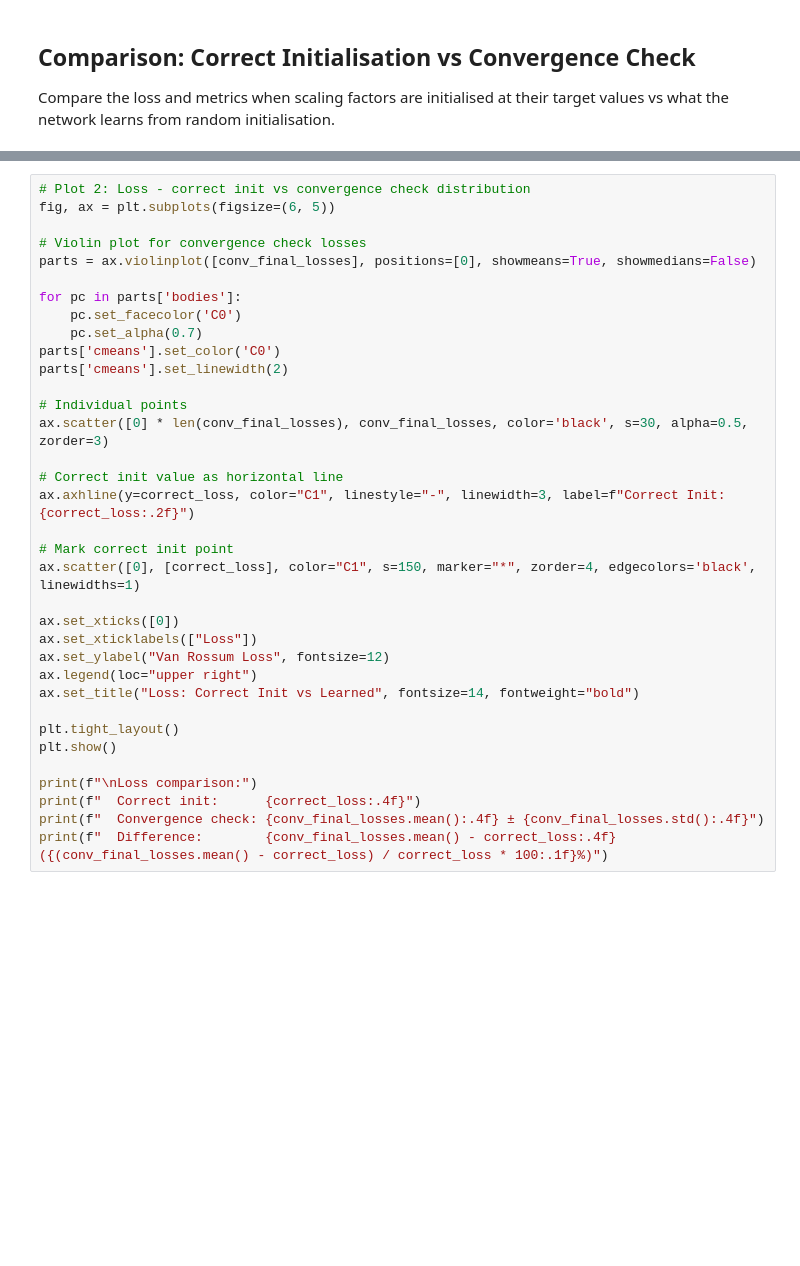
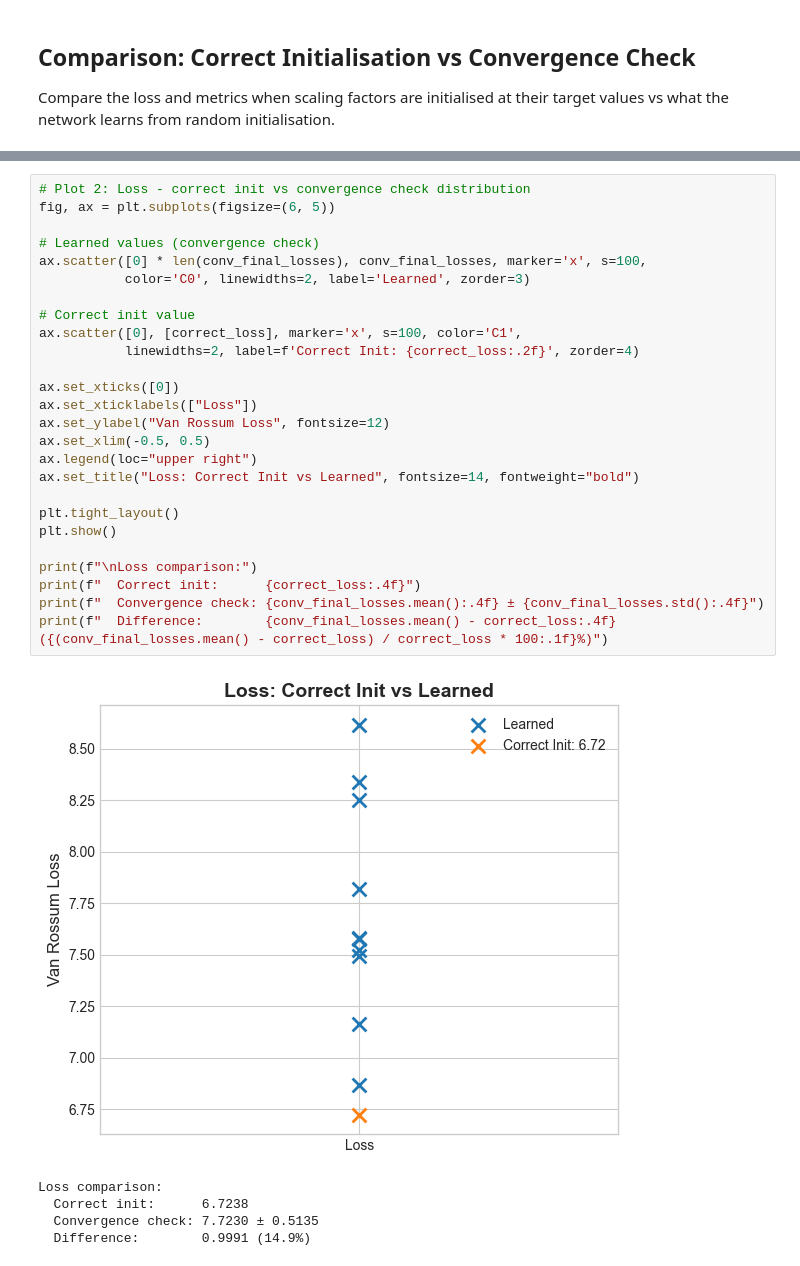
Before and after one commit to rory-bedford/connectome-snns, a Jupyter notebook: notebooks/analyse_noisy_student_teacher.ipynb, the cells around one changed output, grey strips where cells are left out. Saved outputs shown, nothing was run; the diff lists cells and outputs as text; blank space fills up the shorter version.

```diff
--- a/notebooks/analyse_noisy_student_teacher.ipynb
+++ b/notebooks/analyse_noisy_student_teacher.ipynb
@@ -1086,38 +912,35 @@ plt.show()
 # %%
 # Plot 2: Loss - correct init vs convergence check distribution
 fig, ax = plt.subplots(figsize=(6, 5))
 
-# Violin plot for convergence check losses
-parts = ax.violinplot([conv_final_losses], positions=[0], showmeans=True, showmedians=False)
+# Learned values (convergence check)
+ax.scatter([0] * len(conv_final_losses), conv_final_losses, marker='x', s=100,
+           color='C0', linewidths=2, label='Learned', zorder=3)
 
-for pc in parts['bodies']:
-    pc.set_facecolor('C0')
-    pc.set_alpha(0.7)
-parts['cmeans'].set_color('C0')
-parts['cmeans'].set_linewidth(2)
-
-# Individual points
-ax.scatter([0] * len(conv_final_losses), conv_final_losses, color='black', s=30, alpha=0.5, zorder=3)
-
-# Correct init value as horizontal line
-ax.axhline(y=correct_loss, color="C1", linestyle="-", linewidth=3, label=f"Correct Init: {correct_loss:.2f}")
-
-# Mark correct init point
-ax.scatter([0], [correct_loss], color="C1", s=150, marker="*", zorder=4, edgecolors='black', linewidths=1)
+# Correct init value
+ax.scatter([0], [correct_loss], marker='x', s=100, color='C1',
+           linewidths=2, label=f'Correct Init: {correct_loss:.2f}', zorder=4)
 
 ax.set_xticks([0])
 ax.set_xticklabels(["Loss"])
 ax.set_ylabel("Van Rossum Loss", fontsize=12)
+ax.set_xlim(-0.5, 0.5)
 ax.legend(loc="upper right")
 ax.set_title("Loss: Correct Init vs Learned", fontsize=14, fontweight="bold")
 
 plt.tight_layout()
 plt.show()
 
 print(f"\nLoss comparison:")
 print(f"  Correct init:      {correct_loss:.4f}")
 print(f"  Convergence check: {conv_final_losses.mean():.4f} ± {conv_final_losses.std():.4f}")
 print(f"  Difference:        {conv_final_losses.mean() - correct_loss:.4f} ({(conv_final_losses.mean() - correct_loss) / correct_loss * 100:.1f}%)")
+# %% [output]
+[figure, added]
+Loss comparison:
+  Correct init:      6.7238
+  Convergence check: 7.7230 ± 0.5135
+  Difference:        0.9991 (14.9%)
 # %%
 # Plot 3: Firing Rates by Cell Type - correct init vs teacher vs convergence check
 fig, ax = plt.subplots(figsize=(10, 5))
```
Also changed, not shown: parts of 18 cells of this notebook, 1 other file.
